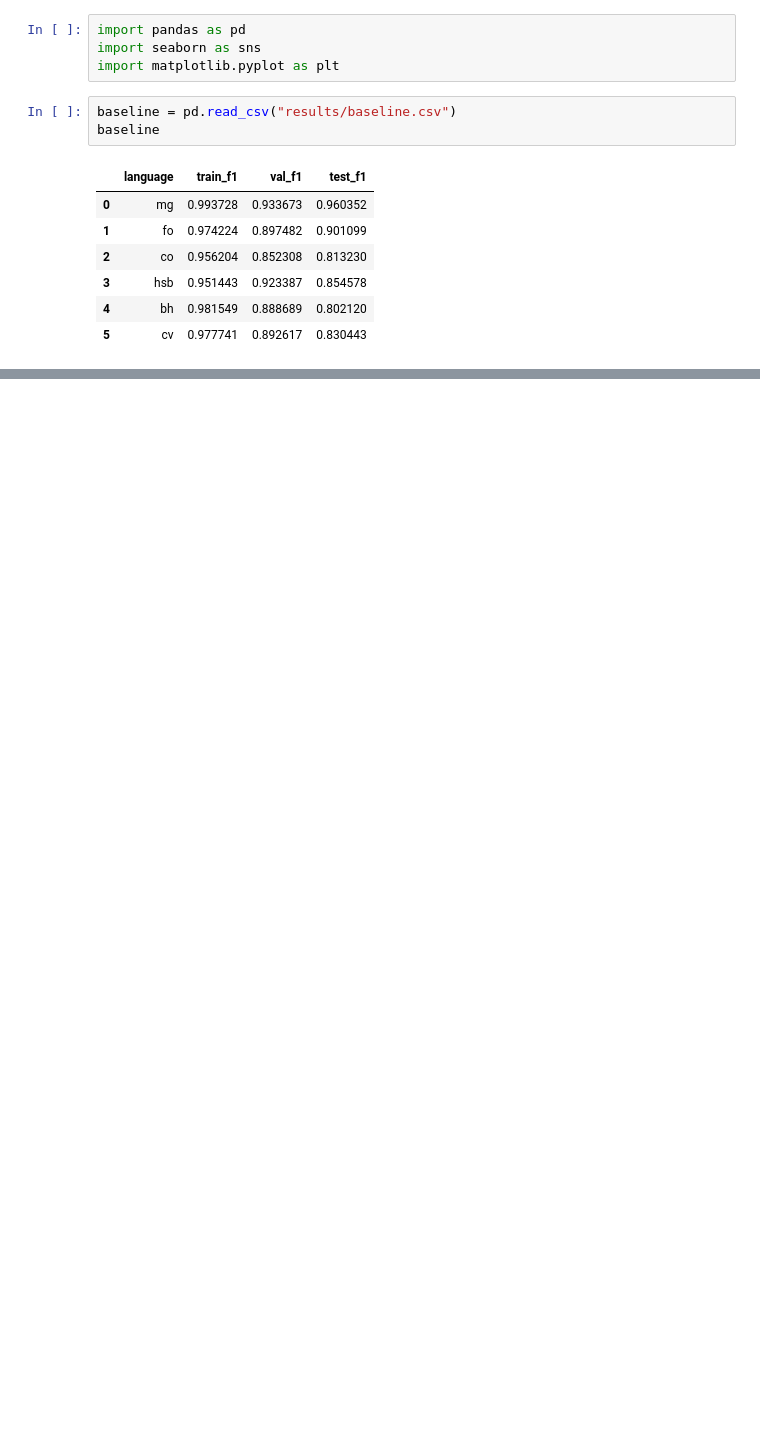
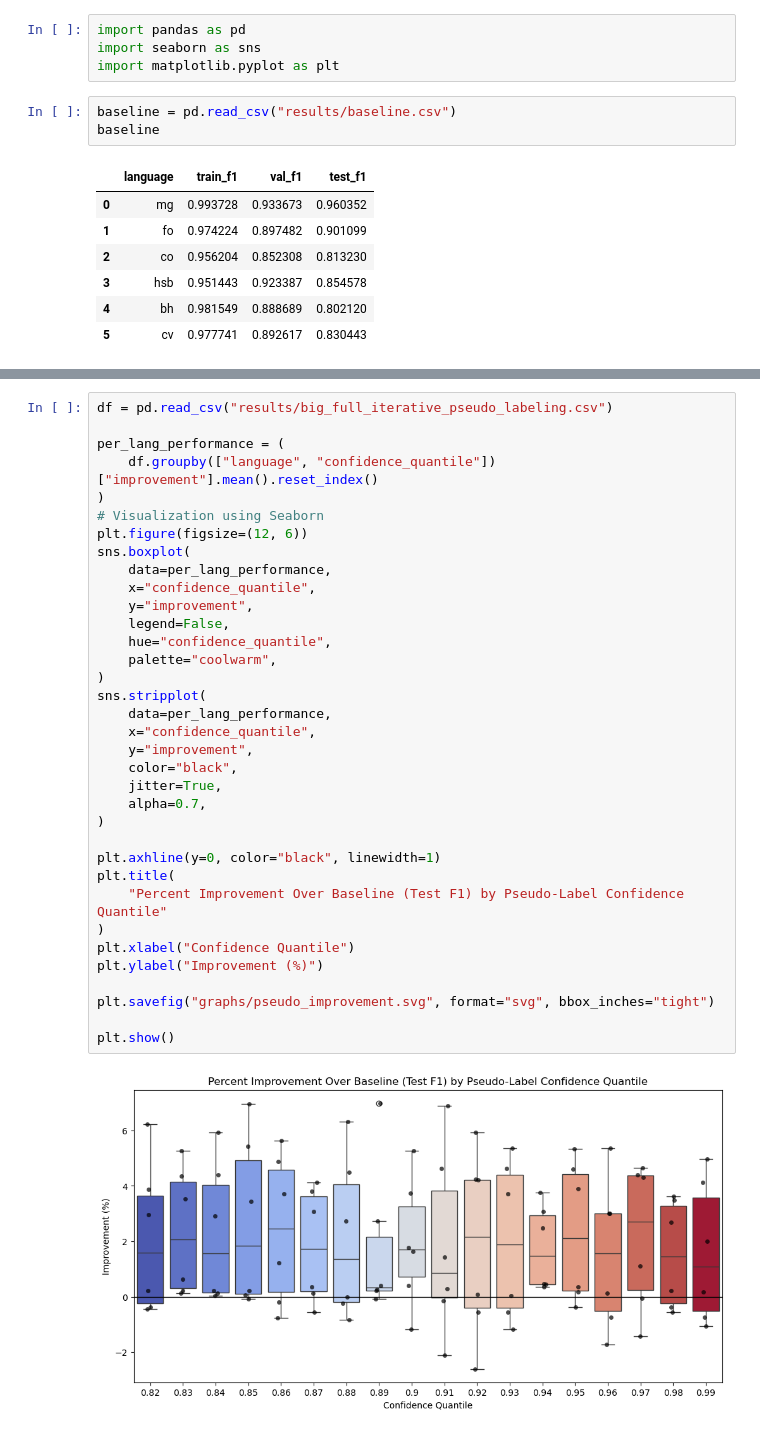
Before and after one commit to Lucas-Granucci/MULTI-NER, a Jupyter notebook: _RESULTS_.ipynb, the cells around one changed output, grey strips where cells are left out. Cells and saved outputs as stored; diff of their text form; blank space fills up the shorter version.

```diff
--- a/_RESULTS_.ipynb
+++ b/_RESULTS_.ipynb
@@ -112 +130,38 @@ plt.show()
+# %%
+df = pd.read_csv("results/big_full_iterative_pseudo_labeling.csv")
+
+per_lang_performance = (
+    df.groupby(["language", "confidence_quantile"])["improvement"].mean().reset_index()
+)
+# Visualization using Seaborn
+plt.figure(figsize=(12, 6))
+sns.boxplot(
+    data=per_lang_performance,
+    x="confidence_quantile",
+    y="improvement",
+    legend=False,
+    hue="confidence_quantile",
+    palette="coolwarm",
+)
+sns.stripplot(
+    data=per_lang_performance,
+    x="confidence_quantile",
+    y="improvement",
+    color="black",
+    jitter=True,
+    alpha=0.7,
+)
+
+plt.axhline(y=0, color="black", linewidth=1)
+plt.title(
+    "Percent Improvement Over Baseline (Test F1) by Pseudo-Label Confidence Quantile"
+)
+plt.xlabel("Confidence Quantile")
+plt.ylabel("Improvement (%)")
+
+plt.savefig("graphs/pseudo_improvement.svg", format="svg", bbox_inches="tight")
+
+plt.show()
+# %% [output]
+[figure, added]
 # %%
```
Also changed, not shown: parts of 6 cells of this notebook, 6 other files.
